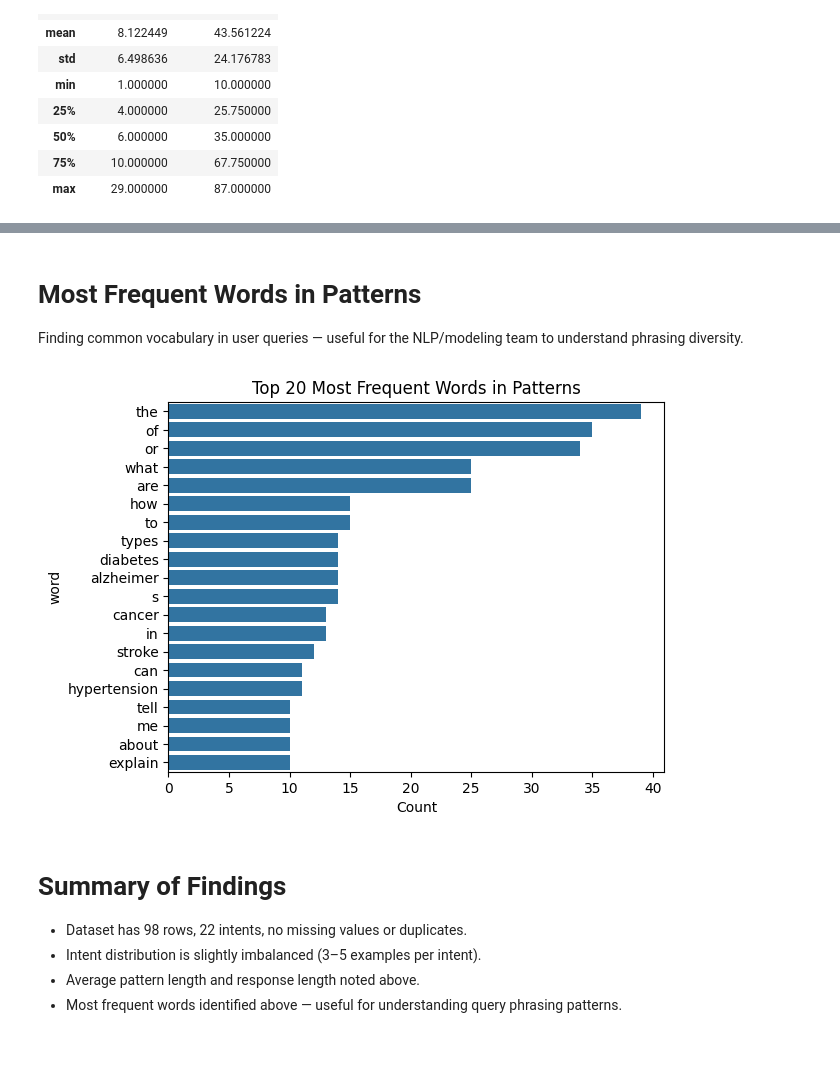
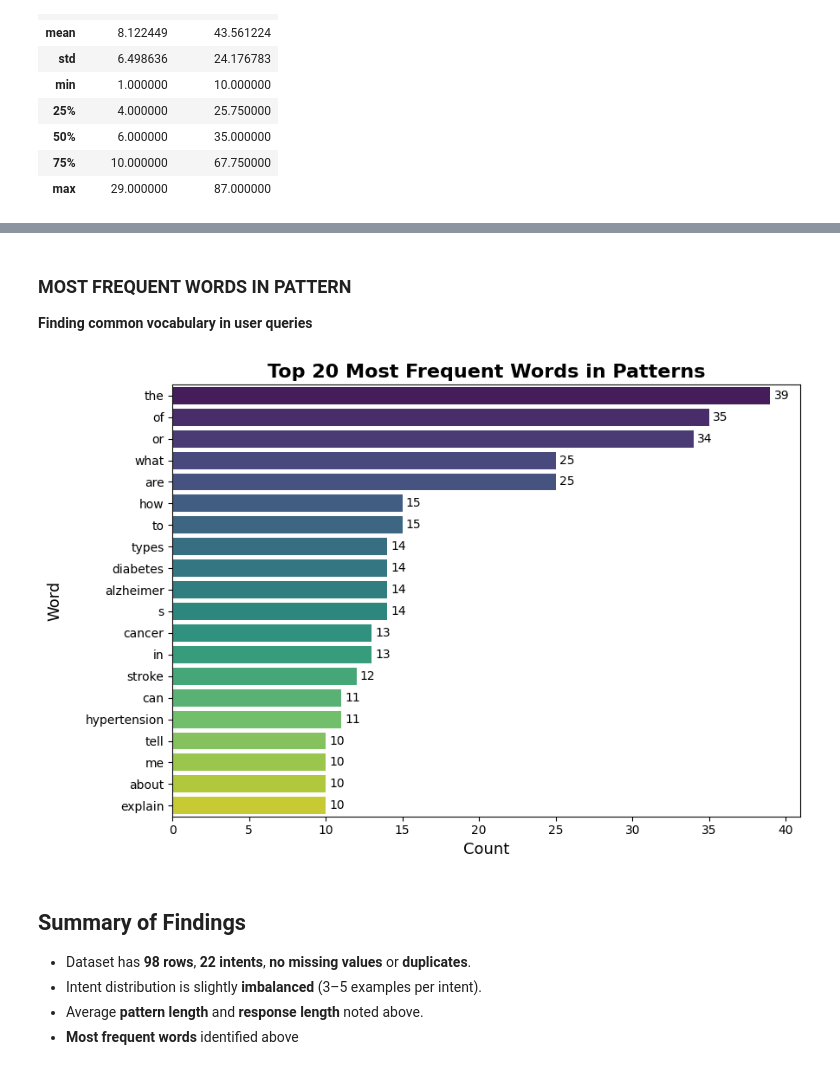
Before and after one commit to Yuvaraj-Dey-2006/SymptoSense-AI, a Jupyter notebook: EDA/EDA.ipynb, the cells around one changed output, grey strips where cells are left out. Saved outputs shown, nothing was run; the diff lists cells and outputs as text; code cells hidden in the pictures.

```diff
--- a/EDA/EDA.ipynb
+++ b/EDA/EDA.ipynb
@@ -10,7 +42,5 @@ import seaborn as sns
 # %%
-import pandas as pd
-
-data = pd.read_csv(r"c:\Users\sumit\Downloads\processed_data.csv")
+data = pd.read_csv(r"..\Processed Datasets\processed_data.csv")
 df=pd.DataFrame(data)
 df.head(10)
 # %% [output]
@@ -115,25 +212,36 @@ plt.show()
 # %% [markdown]
-#  Most Frequent Words in Patterns
-Finding common vocabulary in user queries — useful for the NLP/modeling team to understand phrasing diversity.
+### MOST FREQUENT WORDS IN PATTERN
+**Finding common vocabulary in user queries**
 # %%
-from collections import Counter
-import re
-
 words = re.findall(r'\b[a-z]+\b', ' '.join(df['pattern']).lower())
 top_words = Counter(words).most_common(20)
-top_df = pd.DataFrame(top_words, columns=['word','count'])
+top_df = pd.DataFrame(top_words, columns=['word', 'count'])
 
-sns.barplot(data=top_df, x='count', y='word')
-plt.title("Top 20 Most Frequent Words in Patterns")
-plt.xlabel("Count")
+plt.figure(figsize=(9, 6))
 
-plt.savefig("plot/top_words.png", bbox_inches='tight', dpi=150)
+palette = sns.color_palette("viridis", n_colors=len(top_df))
+
+ax = sns.barplot(data=top_df,
+                 x='count',
+                 y='word',
+                 palette=palette,
+                 hue='word')
+
+# Add count labels beside each bar
+for container in ax.containers:
+    ax.bar_label(container, padding=3)
+
+plt.title("Top 20 Most Frequent Words in Patterns", fontsize=16, fontweight='bold')
+plt.xlabel("Count", fontsize=13)
+plt.ylabel('Word\n', fontsize=13)
+
+save_plot("TOP 20 MOST FREQUENT WORDS IN PATTERNS")
 plt.show()
 # %% [output]
-[figure, old version]
+[figure, new version]
 # %% [markdown]
-#  Summary of Findings
-- Dataset has 98 rows, 22 intents, no missing values or duplicates.
-- Intent distribution is slightly imbalanced (3–5 examples per intent).
-- Average pattern length and response length noted above.
-- Most frequent words identified above — useful for understanding query phrasing patterns.
+##  **Summary of Findings**
+- Dataset has **98 rows**, **22 intents**, **no missing values** or **duplicates**.
+- Intent distribution is slightly **imbalanced** (3–5 examples per intent).
+- Average **pattern length** and **response length** noted above.
+- **Most frequent words** identified above
```
Also changed, not shown: parts of 16 cells of this notebook, 8 other files.
